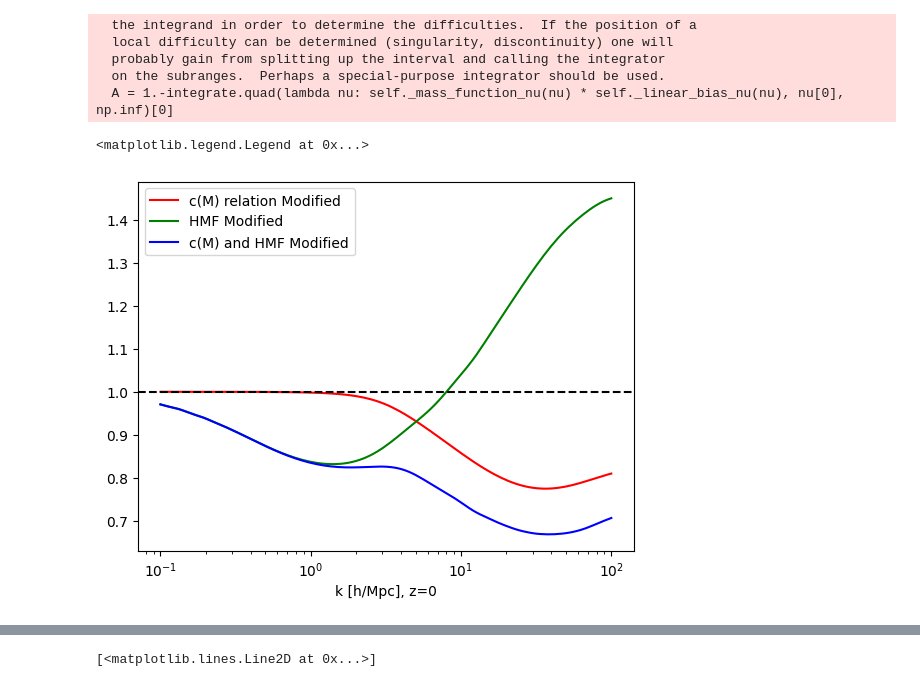
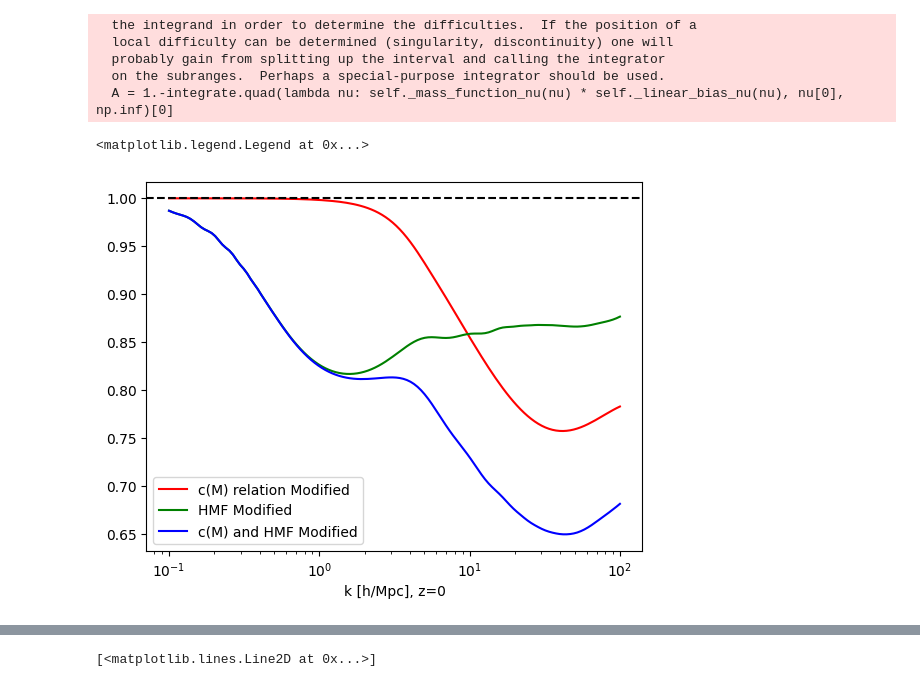
Before and after one commit to mynamesnoname/HMcode-python, a Jupyter notebook: z_test.ipynb, the cells around one changed output, grey strips where cells are left out. Saved outputs shown, nothing was run; the diff lists cells and outputs as text; code cells hidden in the pictures.

Commit message:
modified:   hmcode/hmcode.py 	new file:   z_hmf.txt 	modified:   z_test.ipynb 	modified:   z_test2.ipynb 	new file:   z_test3.ipynb

```diff
--- a/z_test.ipynb
+++ b/z_test.ipynb
@@ -66,9 +66,12 @@ results = camb.get_results(pars)
 Running CAMB
 Initial sigma_8: 0.805141810731159
 Desired sigma_8: 0.8
+# %%
+# DMO c-M relation, no HMF suppresison
+Pk_DMO = hmcode.power(k, zs, results, cM='new', cMsim='DMO', hmfsup=False, a1=1, a2=1, a_node=1, tweaks=False, T_AGN=None)
 # %%
-Pk_hmf_1 = hmcode.power(k, zs, results, SN1=1, AGN1=1, SN2=1, AGN2=1, hmfsup=True, a1=1, a2=1, a_node=1, sim='TNG', cMrelation='new', tweaks=True)
-Pk_hmf = hmcode.power(k, zs, results, SN1=1, AGN1=1, SN2=1, AGN2=1, hmfsup=True, a1=0.9, a2=0.9, a_node=1, sim='TNG', cMrelation='new', tweaks=True)
+Pk_cM_hmf   = hmcode.power(k, zs, results, cM='new', cMsim='TNG', hmfsup=True, a1=1,   a2=1,   a_node=1, tweaks=False, T_AGN=None)
+Pk_cM_hmf_1 = hmcode.power(k, zs, results, cM='new', cMsim='TNG', hmfsup=True, a1=0.9, a2=0.9, a_node=1, tweaks=False, T_AGN=None)
 # %% [output]
   the integrand in order to determine the difficulties.  If the position of a
   local difficulty can be determined (singularity, discontinuity) one will
@@ -86,14 +81,18 @@ Pk_HMcode_1 = hmcode.power(k, zs, results, SN1=1, AGN1=1, SN2=1, AGN2=1, hmfsup=
+# %%
+# Get the new HMcode spectrum
+Pk_cM  = hmcode.power(k, zs, results, cM='new', cMsim='TNG', hmfsup=False, a1=1, a2=1, a_node=1, tweaks=False, T_AGN=None)
+Pk_hmf = hmcode.power(k, zs, results, cM='new', cMsim='DMO', hmfsup=True,  a1=1, a2=1, a_node=1, tweaks=False, T_AGN=None)
 # %%
-plt.semilogx(k, Pk_HMcode[-1]/Pk_HMcode_1[-1], c='r', label='c(M) relation Modified')
-plt.semilogx(k, Pk_hmf_haha[-1]/Pk_HMcode_1[-1], c='g', label='HMF Modified')
-plt.semilogx(k, Pk_hmf_1[-1]/Pk_HMcode_1[-1], c='b', label='c(M) and HMF Modified')
+plt.semilogx(k, Pk_cM[-1]/Pk_DMO[-1], c='r', label='c(M) relation Modified')
+plt.semilogx(k, Pk_hmf[-1]/Pk_DMO[-1], c='g', label='HMF Modified')
+plt.semilogx(k, Pk_cM_hmf[-1]/Pk_DMO[-1], c='b', label='c(M) and HMF Modified')
 
 plt.xlabel('k [h/Mpc], z=0')
 plt.axhline(y=1, c='k', linestyle='--')
 plt.legend()
 # %% [output]
 <matplotlib.legend.Legend at 0x...>
-[figure, old version]
+[figure, new version]
 # %%
 plt.semilogx(k, Pk_hmf_1[-1]/Pk_HMcode[-1], c='k', label='c(M) and HMF Modified v.s. c(M) Modified')
 plt.xlabel('k [h/Mpc], z=0')
```
Also changed, not shown: parts of 3 cells of this notebook, 4 other files.
